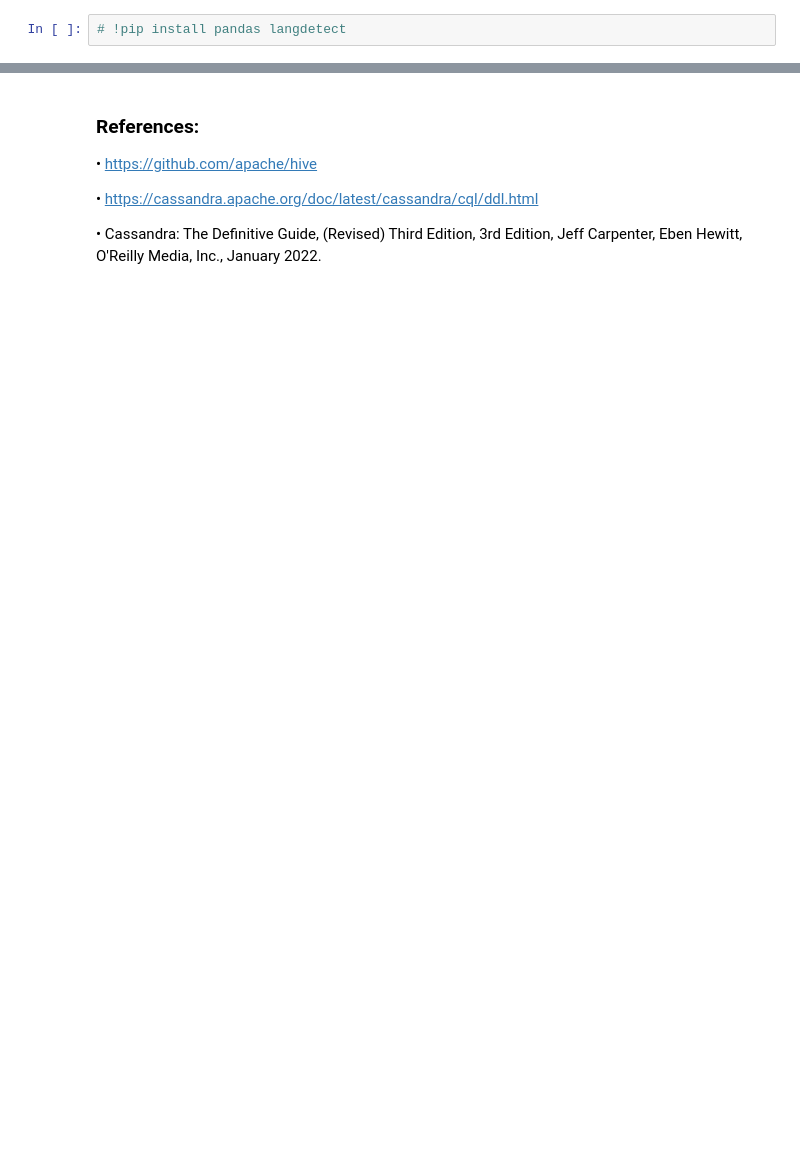
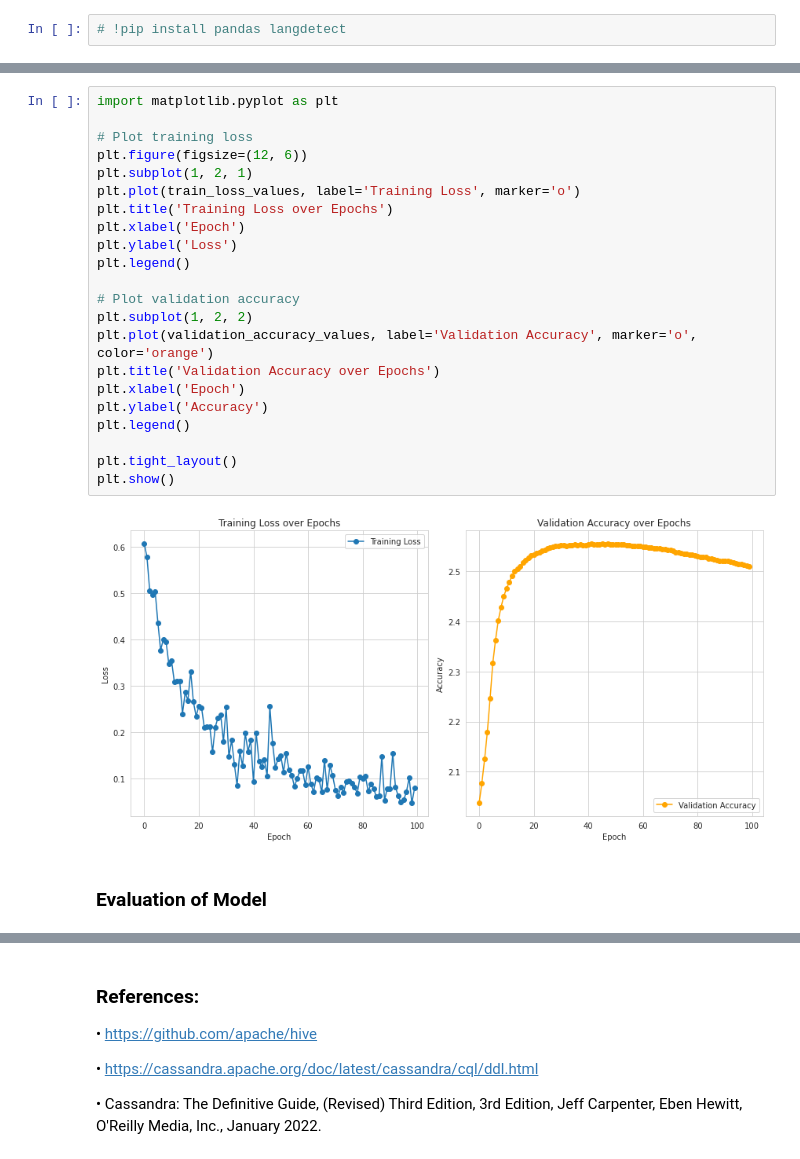
Before and after one commit to CleliaCaetano/CA2_SEM2_ProjectTweets, a Jupyter notebook: MScDataAnalytics_CA2_SEM2_CleliaCaetano.ipynb, the cells around one changed output, grey strips where cells are left out. Cells and saved outputs as stored; diff of their text form; blank space fills up the shorter version.

```diff
--- a/MScDataAnalytics_CA2_SEM2_CleliaCaetano.ipynb
+++ b/MScDataAnalytics_CA2_SEM2_CleliaCaetano.ipynb
@@ -1296,0 +949,26 @@ plt.show()
+# %%
+import matplotlib.pyplot as plt
+
+# Plot training loss
+plt.figure(figsize=(12, 6))
+plt.subplot(1, 2, 1)
+plt.plot(train_loss_values, label='Training Loss', marker='o')
+plt.title('Training Loss over Epochs')
+plt.xlabel('Epoch')
+plt.ylabel('Loss')
+plt.legend()
+
+# Plot validation accuracy
+plt.subplot(1, 2, 2)
+plt.plot(validation_accuracy_values, label='Validation Accuracy', marker='o', color='orange')
+plt.title('Validation Accuracy over Epochs')
+plt.xlabel('Epoch')
+plt.ylabel('Accuracy')
+plt.legend()
+
+plt.tight_layout()
+plt.show()
+# %% [output]
+[figure, added]
+# %% [markdown]
+### Evaluation of Model
```
Also changed, not shown: parts of 87 cells of this notebook.
